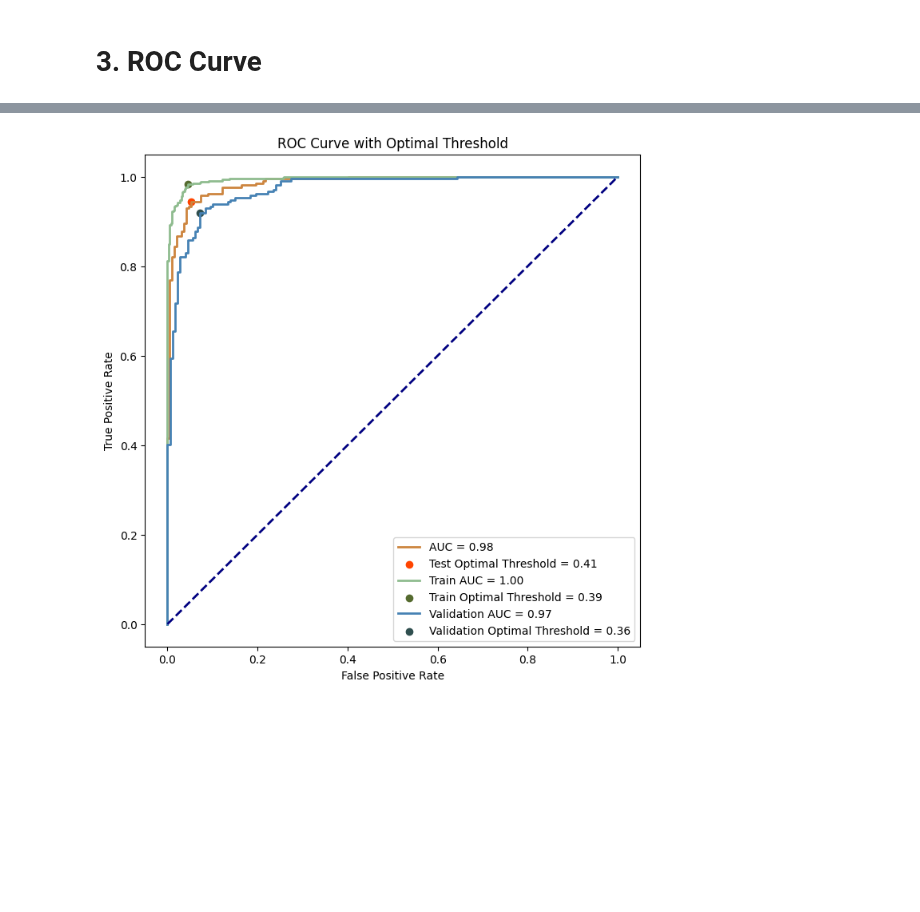
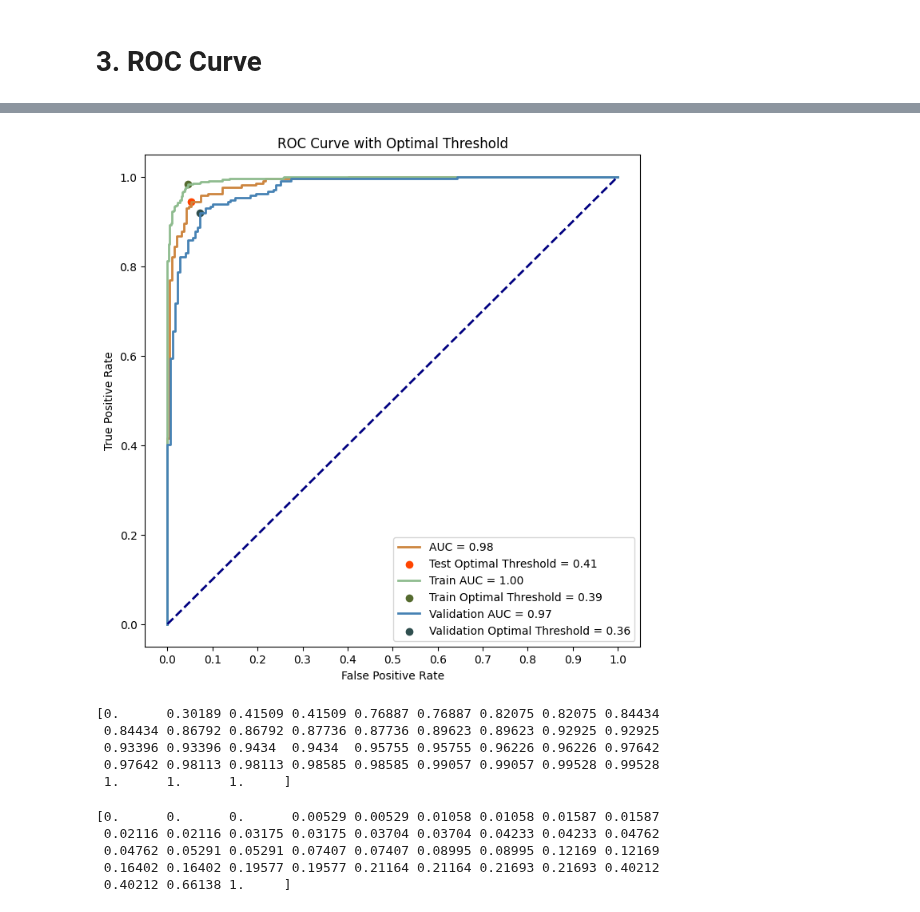
Before and after one commit to AndreChristianto/Signature-Recognition-V3, a Jupyter notebook: template.ipynb, the cells around one changed output, grey strips where cells are left out. Cells and saved outputs as stored; diff of their text form; code cells hidden in the pictures; blank space fills up the shorter version.

```diff
--- a/template.ipynb
+++ b/template.ipynb
@@ -402,31 +375,48 @@ fpr_validation, tpr_validation, thresholds_validation = roc_curve(flat_validatio
 roc_auc_validation = auc(fpr_validation, tpr_validation)
 
 # Calculate Youden's J statistic
 J_values_test = tpr_test - fpr_test
 optimal_idx_test = np.argmax(J_values_test)
 optimal_threshold_test = abs(thresholds_test[optimal_idx_test])
 J_values_train = tpr_train - fpr_train
 optimal_idx_train = np.argmax(J_values_train)
 optimal_threshold_train = abs(thresholds_train[optimal_idx_train])
 J_values_validation = tpr_validation - fpr_validation
 optimal_idx_validation = np.argmax(J_values_validation)
 optimal_threshold_validation = abs(thresholds_validation[optimal_idx_validation])
 
 # Plot ROC curve
 plt.figure(figsize=(8, 8))
 
 plt.plot(fpr_test, tpr_test, color='peru', lw=2, label=f'AUC = {roc_auc_test:.2f}')
 plt.scatter(fpr_test[optimal_idx_test], tpr_test[optimal_idx_test], marker='o', color='orangered', label=f'Test Optimal Threshold = {optimal_threshold_test:.2f}')
 plt.plot(fpr_train, tpr_train, color='darkseagreen', lw=2, label=f'Train AUC = {roc_auc_train:.2f}')
 plt.scatter(fpr_train[optimal_idx_train], tpr_train[optimal_idx_train], marker='o', color='darkolivegreen', label=f'Train Optimal Threshold = {optimal_threshold_train:.2f}')
 plt.plot(fpr_validation, tpr_validation, color='steelblue', lw=2, label=f'Validation AUC = {roc_auc_validation:.2f}')
 plt.scatter(fpr_validation[optimal_idx_validation], tpr_validation[optimal_idx_validation], marker='o', color='darkslategray', label=f'Validation Optimal Threshold = {optimal_threshold_validation:.2f}')
 
 plt.plot([0, 1], [0, 1], color='navy', lw=2, linestyle='--')
 plt.xlabel('False Positive Rate')
 plt.ylabel('True Positive Rate')
 plt.title('ROC Curve with Optimal Threshold')
+plt.gca().xaxis.set_major_locator(MultipleLocator(0.1))
 plt.legend(loc='lower right')
 plt.show()
 # %% [output]
-[figure, old version]
+[figure, new version]
+# %%
+print(tpr_test)
+# %% [output]
+[0.      0.30189 0.41509 0.41509 0.76887 0.76887 0.82075 0.82075 0.84434
+ 0.84434 0.86792 0.86792 0.87736 0.87736 0.89623 0.89623 0.92925 0.92925
+ 0.93396 0.93396 0.9434  0.9434  0.95755 0.95755 0.96226 0.96226 0.97642
+ 0.97642 0.98113 0.98113 0.98585 0.98585 0.99057 0.99057 0.99528 0.99528
+ 1.      1.      1.     ]
+# %%
+print(fpr_test)
+# %% [output]
+[0.      0.      0.      0.00529 0.00529 0.01058 0.01058 0.01587 0.01587
+ 0.02116 0.02116 0.03175 0.03175 0.03704 0.03704 0.04233 0.04233 0.04762
+ 0.04762 0.05291 0.05291 0.07407 0.07407 0.08995 0.08995 0.12169 0.12169
+ 0.16402 0.16402 0.19577 0.19577 0.21164 0.21164 0.21693 0.21693 0.40212
+ 0.40212 0.66138 1.     ]
```
Also changed, not shown: parts of 4 cells of this notebook.
